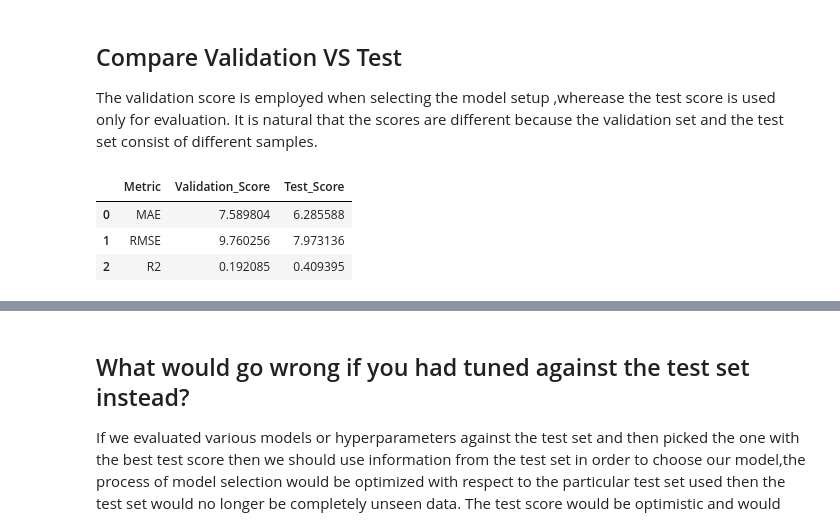
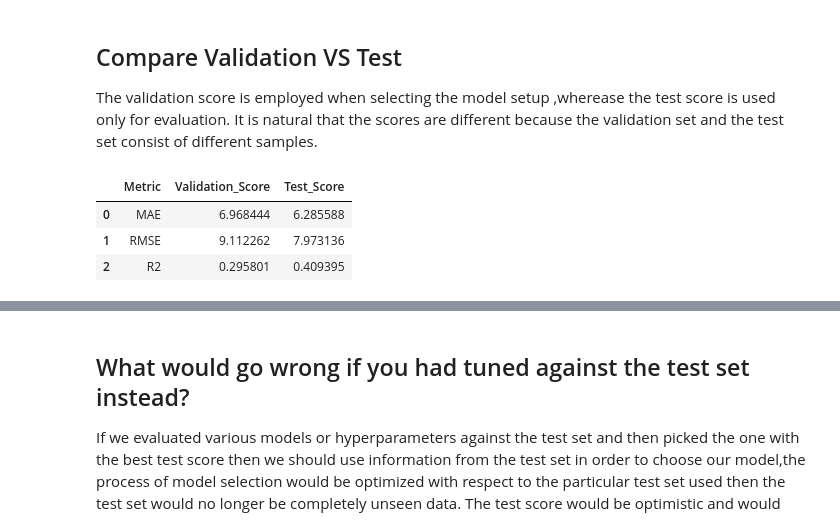
Before and after one commit to LunaYahya/AI-Training, a Jupyter notebook: Week4/Day1/day1_note.ipynb, the cells around one changed output, grey strips where cells are left out. Drawn from its saved outputs; the diff is of its cells as text; code cells hidden in the pictures.

```diff
--- a/Week4/Day1/day1_note.ipynb
+++ b/Week4/Day1/day1_note.ipynb
@@ -207,3 +207,11 @@ final_model=DecisionTreeRegressor(max_depth=5,random_state=42)
 final_model.fit(x_train,y_train)
 # %% [output]
 DecisionTreeRegressor(max_depth=5, random_state=42)
+# %%
+final_val_predictions = final_model.predict(x_val)
+final_val_mae = mean_absolute_error(y_val, final_val_predictions)
+final_val_rmse = np.sqrt(mean_squared_error(y_val, final_val_predictions))
+final_val_r2 = r2_score(y_val, final_val_predictions)
+print("Final Validation MAE =", final_val_mae)
+print("Final Validation RMSE =", final_val_rmse)
+print("Final Validation R2 =", final_val_r2)
@@ -244,13 +256,20 @@ It is natural that the scores are different because the validation set and the t
 # %%
 final_results = pd.DataFrame({
     "Metric": ["MAE", "RMSE", "R2"],
-    "Validation_Score": [value_mae, value_rmse, value_r2],
-    "Test_Score": [test_mae, test_rmse, test_r2]
+    "Validation_Score": [
+        final_val_mae,
+        final_val_rmse,
+        final_val_r2
+    ],
+    "Test_Score": [
+        test_mae,
+        test_rmse,
+        test_r2
+    ]
 })
-
 final_results
 # %% [output]
 |  | Metric | Validation_Score | Test_Score |
-| 0 | MAE | 7.589804 | 6.285588 |
-| 1 | RMSE | 9.760256 | 7.973136 |
-| 2 | R2 | 0.192085 | 0.409395 |
+| 0 | MAE | 6.968444 | 6.285588 |
+| 1 | RMSE | 9.112262 | 7.973136 |
+| 2 | R2 | 0.295801 | 0.409395 |
```
Also changed, not shown: parts of 8 cells of this notebook.
